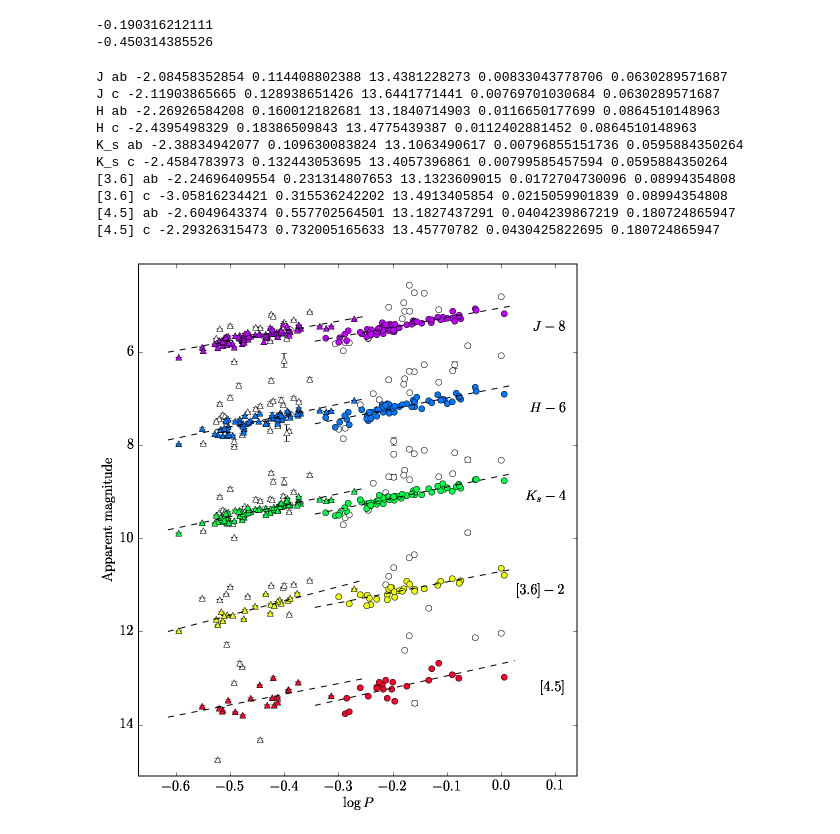
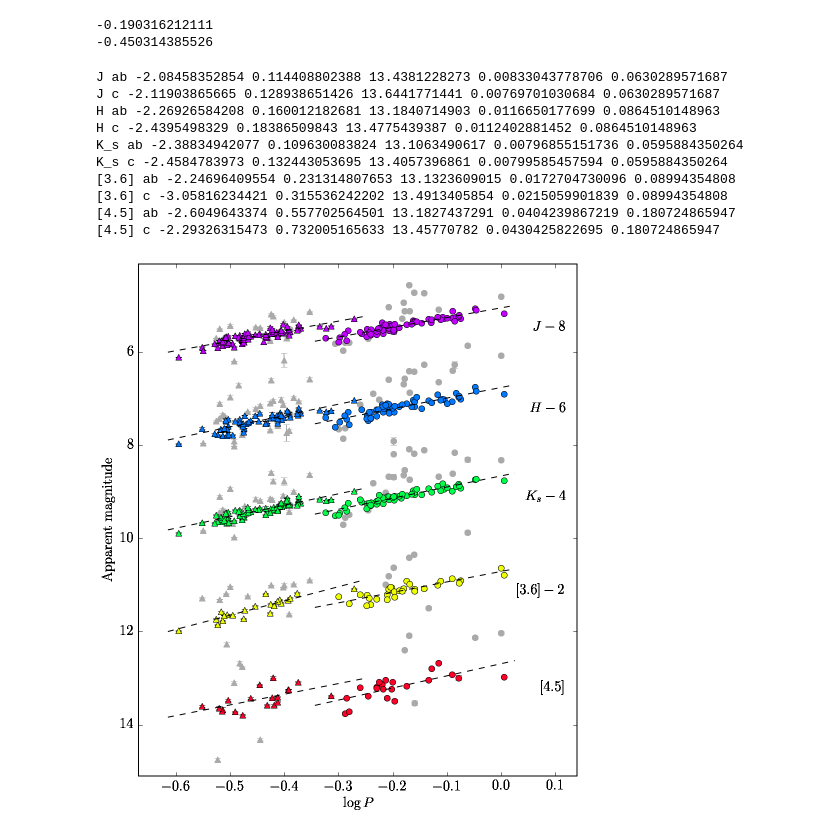
Before and after one commit to vickyscowcroft/omegaCen, a Jupyter notebook: ocen_only_fitting/fit slopes and zeropoints to PLs.ipynb, the cells around one changed output. Cells and saved outputs as stored; diff of their text form; code cells hidden in the pictures.

```diff
--- a/ocen_only_fitting/fit slopes and zeropoints to PLs.ipynb
+++ b/ocen_only_fitting/fit slopes and zeropoints to PLs.ipynb
@@ -143,19 +143,19 @@ for i in range(len(band_labels)):
     #print np.mean(resid_ab), np.median(resid_ab), np.mean(resid_c), np.median(resid_c)
 
     # plot full sample in grey
-    plt.errorbar(np.log10(df_ab.per_new), df_ab['mag_' + l] - mag_offset[i],
-                 yerr=df_ab['merr_' + l].values, fmt='o', color='#AAAAAA',
-                 mec='#AAAAAA', zorder=-1)
-    plt.errorbar(np.log10(df_c.per_new), df_c['mag_' + l] - mag_offset[i],
-                 yerr=df_c['merr_' + l].values, fmt='^', color='#AAAAAA',
-                 mec='#AAAAAA', zorder=-1)
+#     plt.errorbar(np.log10(df_ab.per_new), df_ab['mag_' + l] - mag_offset[i],
+#                  yerr=df_ab['merr_' + l].values, fmt='o', color='#AAAAAA',
+#                  mec='#AAAAAA', zorder=-1)
+#     plt.errorbar(np.log10(df_c.per_new), df_c['mag_' + l] - mag_offset[i],
+#                  yerr=df_c['merr_' + l].values, fmt='^', color='#AAAAAA',
+#                  mec='#AAAAAA', zorder=-1)
 
     #err_wtf = df_bad_ab['merr_' + l].values
 
     plt.errorbar(per_ab_clip.values, mag_ab_clip.values - mag_offset[i], yerr=merr_ab_clip.values,
-                 fmt='o', color='k', mfc='w')
+                 fmt='o', color='#AAAAAA', mec='#AAAAAA')
     plt.errorbar(per_c_clip.values, mag_c_clip.values - mag_offset[i], yerr=merr_c_clip.values,
-                 fmt='^', color='k', mfc='w')
+                 fmt='^', color='#AAAAAA', mec='#AAAAAA')
 
     # plot cut sample in color
     plt.errorbar(per_ab.values, mag_ab.values - mag_offset[i], yerr=merr_ab.values, fmt='o',
@@ -168,35 +168,35 @@ for i in range(len(band_labels)):
 
     # add labels
     if mag_offset[i] == 0:
         plt.text(ax.get_xlim()[1] - 0.02, np.median(mag_ab - mag_offset[i] + 0.1),
                  '${}$'.format(band_names[i]), ha='right')
     else:
         plt.text(ax.get_xlim()[1] - 0.02, np.median(mag_ab - mag_offset[i] + 0.1),
                  '${} - {}$'.format(band_names[i], mag_offset[i]), ha='right')
 
 
 # df_81 = df_orig[df_orig.id==81]
 # herp = df_81.filter(regex='mag').values - mag_offset
 # derp = np.log10(df_81.per_new.values.repeat(5))
 # #print herp[0], derp
 # plt.errorbar(derp, herp[0], fmt='o', color='k')
 
 ax.set_ylabel('Apparent magnitude')
 ax.set_xlabel(r'$\log P$')
 fig.tight_layout()
-fig.savefig('final_plots/omegacen_pl_fits_sigclip.pdf')
+#fig.savefig('final_plots/omegacen_pl_fits_sigclip.pdf')
 # %% [output]
 J ab -2.08458352854 0.114408802388 13.4381228273 0.00833043778706 0.0630289571687
 J c -2.11903865665 0.128938651426 13.6441771441 0.00769701030684 0.0630289571687
 H ab -2.26926584208 0.160012182681 13.1840714903 0.0116650177699 0.0864510148963
 H c -2.4395498329 0.18386509843 13.4775439387 0.0112402881452 0.0864510148963
 K_s ab -2.38834942077 0.109630083824 13.1063490617 0.00796855151736 0.0595884350264
 K_s c -2.4584783973 0.132443053695 13.4057396861 0.00799585457594 0.0595884350264
 [3.6] ab -2.24696409554 0.231314807653 13.1323609015 0.0172704730096 0.08994354808
 [3.6] c -3.05816234421 0.315536242202 13.4913405854 0.0215059901839 0.08994354808
 [4.5] ab -2.6049643374 0.557702564501 13.1827437291 0.0404239867219 0.180724865947
 [4.5] c -2.29326315473 0.732005165633 13.45770782 0.0430425822695 0.180724865947
-[figure, old version]
+[figure, new version]
 # %%
 params_df = pd.DataFrame.from_dict(params_df)
 params_df = params_df[['wavelength','slope_ab','slope_err_ab','zpt_ab','zpt_err_ab','sig_ab',
```
Also changed, not shown: 1 other file.
